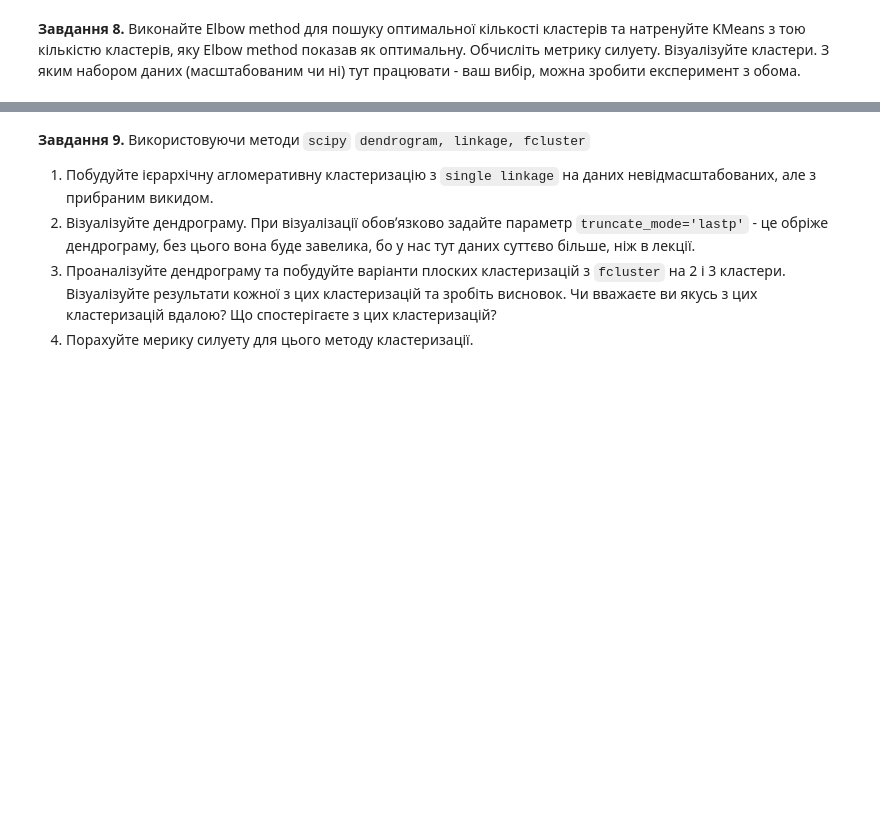
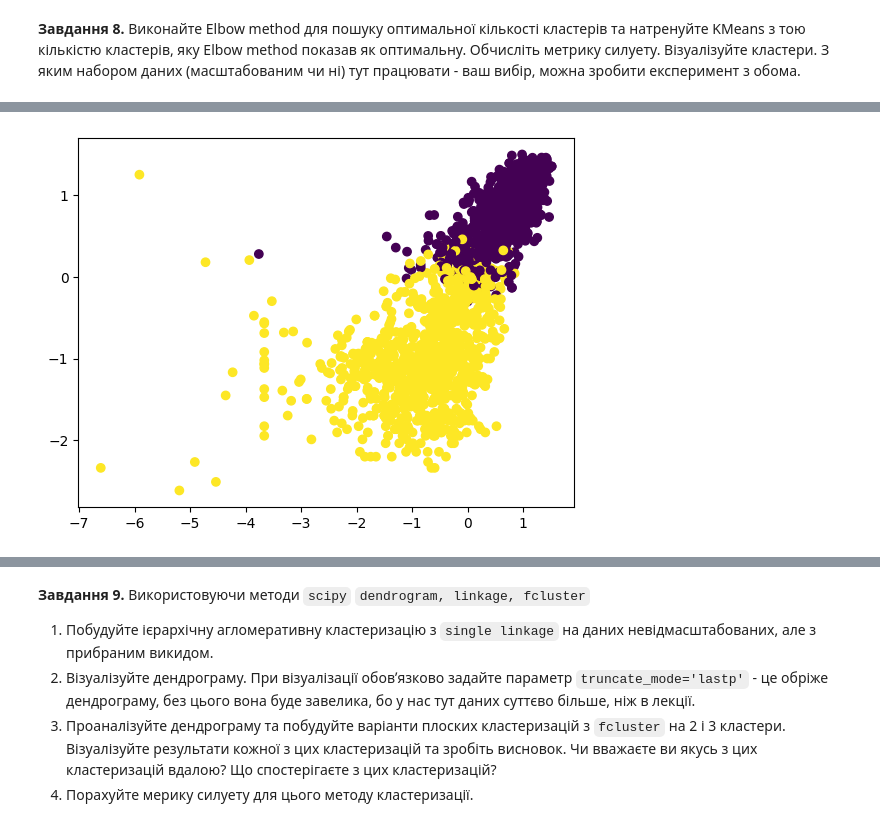
Before and after one commit to sekhahelina/ML_tasks, a Jupyter notebook: Module3/HW_Алгоритми_кластеризації.ipynb, the cells around one changed output, grey strips where cells are left out. Cells and saved outputs as stored; diff of their text form; code cells hidden in the pictures; blank space fills up the shorter version.

```diff
--- a/Module3/HW_Алгоритми_кластеризації.ipynb
+++ b/Module3/HW_Алгоритми_кластеризації.ipynb
@@ -356,0 +552,6 @@ fig.show()
+# %%
+kmeans = KMeans(n_clusters=2, random_state=42)
+labels_clean_scaled= kmeans.fit_predict(X_clean_scaled_df)
+
+score_clean_scaled_ = silhouette_score(X_clean_scaled_df, labels_clean_scaled)
+print(f"Silhouette Score (scaled): {score_clean_scaled_:.4f}")
@@ -356,0 +571,5 @@ fig.show()
+# %%
+plt.scatter(X_clean_scaled_df['Income'], X_clean_scaled_df['Total_Mnt'], c=labels_clean_scaled)
+plt.show()
+# %% [output]
+[figure, added]
```
Also changed, not shown: parts of 45 cells of this notebook.
